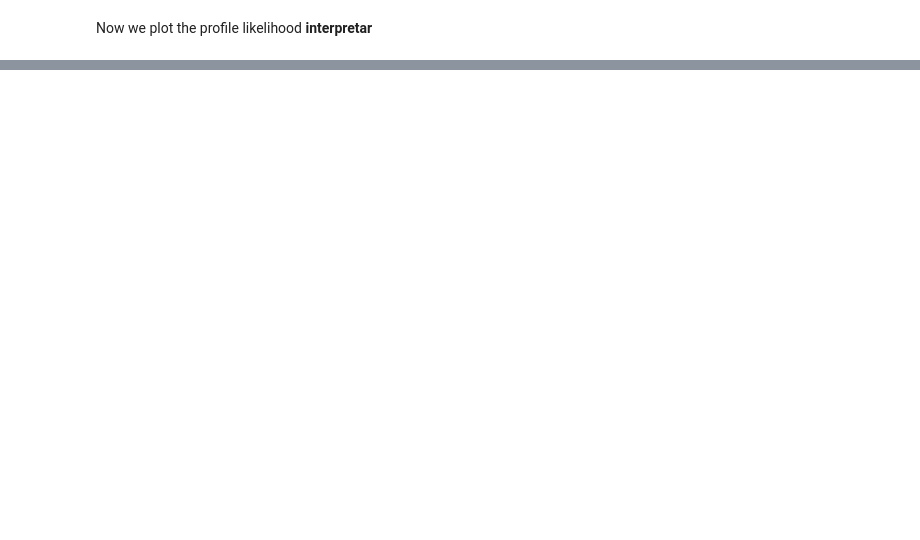
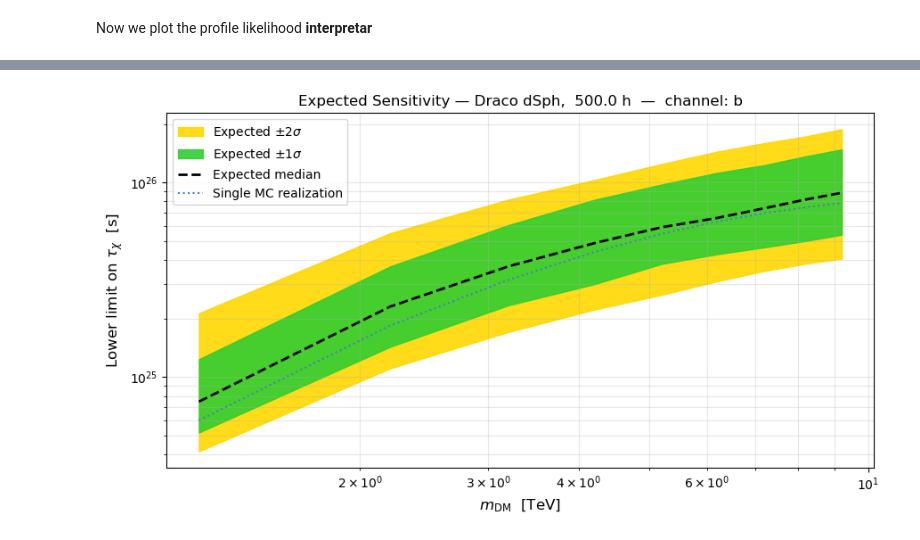
Before and after one commit to alexcervino/Dark-Matter-Tutorials-Gammapy, a Jupyter notebook: tutorial_complete_analysis.ipynb, the cells around one changed output, grey strips where cells are left out. Saved outputs shown, nothing was run; the diff lists cells and outputs as text; code cells hidden in the pictures; blank space fills up the shorter version.

```diff
--- a/tutorial_complete_analysis.ipynb
+++ b/tutorial_complete_analysis.ipynb
@@ -753,0 +986,44 @@ plt.show()
+# %%
+mass_arr = np.array(brazil["mass"])
+p025_arr = np.array(brazil["p025"])
+p16_arr  = np.array(brazil["p16"])
+p50_arr  = np.array(brazil["p50"])
+p84_arr  = np.array(brazil["p84"])
+p975_arr = np.array(brazil["p975"])
+
+fig, ax = plt.subplots(figsize=(9, 5))
+
+# ── 2σ band (yellow) ──────────────────────────────────────────────────────────
+ax.fill_between(mass_arr, p025_arr, p975_arr,
+                color="gold", alpha=0.9,
+                label=r"Expected $\pm 2\sigma$")
+
+# ── 1σ band (green) ───────────────────────────────────────────────────────────
+ax.fill_between(mass_arr, p16_arr, p84_arr,
+                color="limegreen", alpha=0.9,
+                label=r"Expected $\pm 1\sigma$")
+
+# ── Median ────────────────────────────────────────────────────────────────────
+ax.plot(mass_arr, p50_arr,
+        color="black", linewidth=2, linestyle="--",
+        label="Expected median")
+
+# ── Single MC realization from Section 4 ─────────────────────────────────────
+ax.plot(results["mass"], results["scale_ll"],
+        color="steelblue", linewidth=1.5, linestyle=":",
+        label="Single MC realization")
+
+ax.set_xscale("log")
+ax.set_yscale("log")
+ax.set_xlabel(r"$m_{\rm DM}$  [TeV]", fontsize=12)
+ax.set_ylabel(r"Lower limit on $\tau_\chi$  [s]", fontsize=12)
+ax.set_title(
+    rf"Expected Sensitivity — Draco dSph,  {livetime}  —  channel: {channel}",
+    fontsize=12
+)
+ax.legend(fontsize=10, loc="upper left")
+ax.grid(True, which="both", alpha=0.3)
+plt.tight_layout()
+plt.show()
+# %% [output]
+[figure, added]
```
Also changed, not shown: parts of 13 cells of this notebook.
